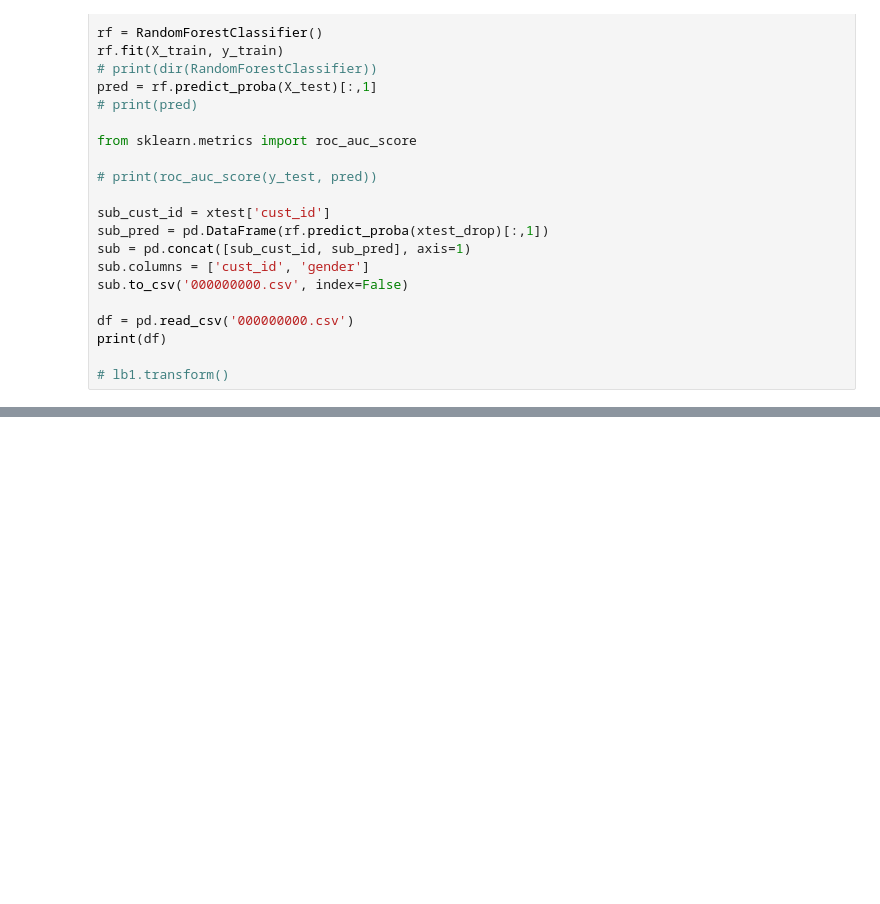
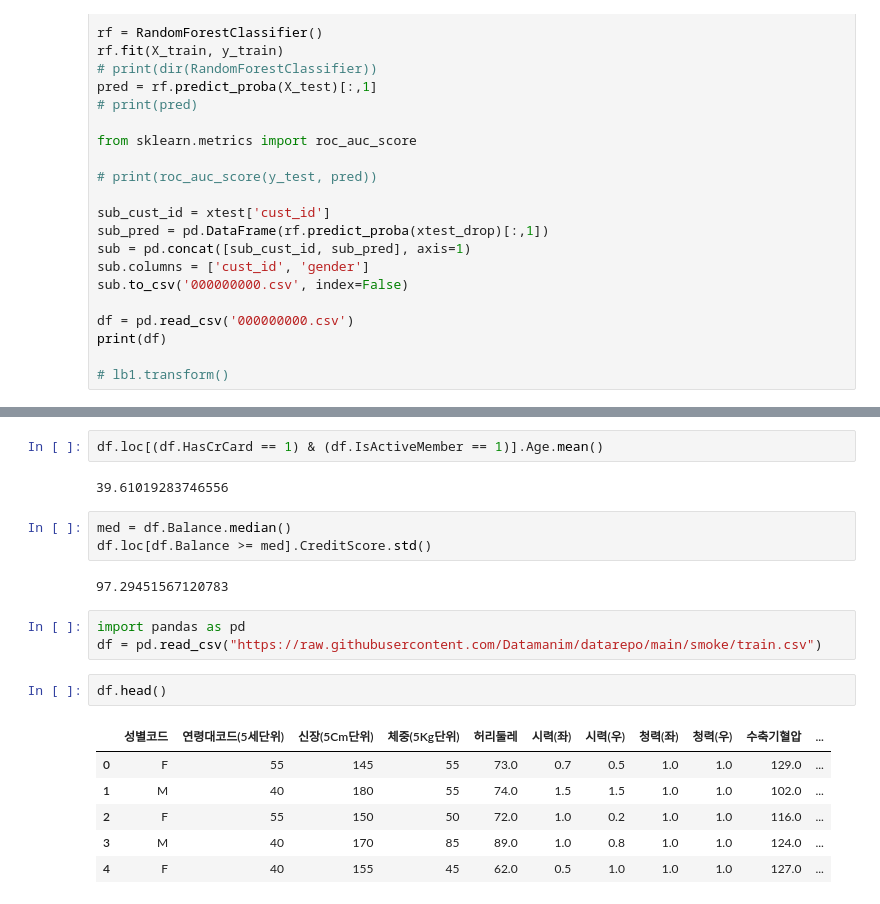
Before and after one commit to HeewonKwak/Bigdata, a Jupyter notebook: 빅분기_작업_2.ipynb, the cells around one changed output, grey strips where cells are left out. Saved outputs shown, nothing was run; the diff lists cells and outputs as text; blank space fills up the shorter version.

```diff
--- a/빅분기_작업_2.ipynb
+++ b/빅분기_작업_2.ipynb
@@ -130,0 +151,21 @@ print(df)
+# %%
+df.loc[(df.HasCrCard == 1) & (df.IsActiveMember == 1)].Age.mean()
+# %% [output]
+39.61019283746556
+# %%
+med = df.Balance.median()
+df.loc[df.Balance >= med].CreditScore.std()
+# %% [output]
+97.29451567120783
+# %%
+import pandas as pd
+df = pd.read_csv("https://raw.githubusercontent.com/Datamanim/datarepo/main/smoke/train.csv")
+# %%
+df.head()
+# %% [output]
+|  | 성별코드 | 연령대코드(5세단위) | 신장(5Cm단위) | 체중(5Kg단위) | 허리둘레 | 시력(좌) | 시력(우) | 청력(좌) | 청력(우) | 수축기혈압 | ... |
+| 0 | F | 55 | 145 | 55 | 73.0 | 0.7 | 0.5 | 1.0 | 1.0 | 129.0 | ... |
+| 1 | M | 40 | 180 | 55 | 74.0 | 1.5 | 1.5 | 1.0 | 1.0 | 102.0 | ... |
+| 2 | F | 55 | 150 | 50 | 72.0 | 1.0 | 0.2 | 1.0 | 1.0 | 116.0 | ... |
+| 3 | M | 40 | 170 | 85 | 89.0 | 1.0 | 0.8 | 1.0 | 1.0 | 124.0 | ... |
+| 4 | F | 40 | 155 | 45 | 62.0 | 0.5 | 1.0 | 1.0 | 1.0 | 127.0 | ... |
```
Also changed, not shown: parts of 40 cells of this notebook.
